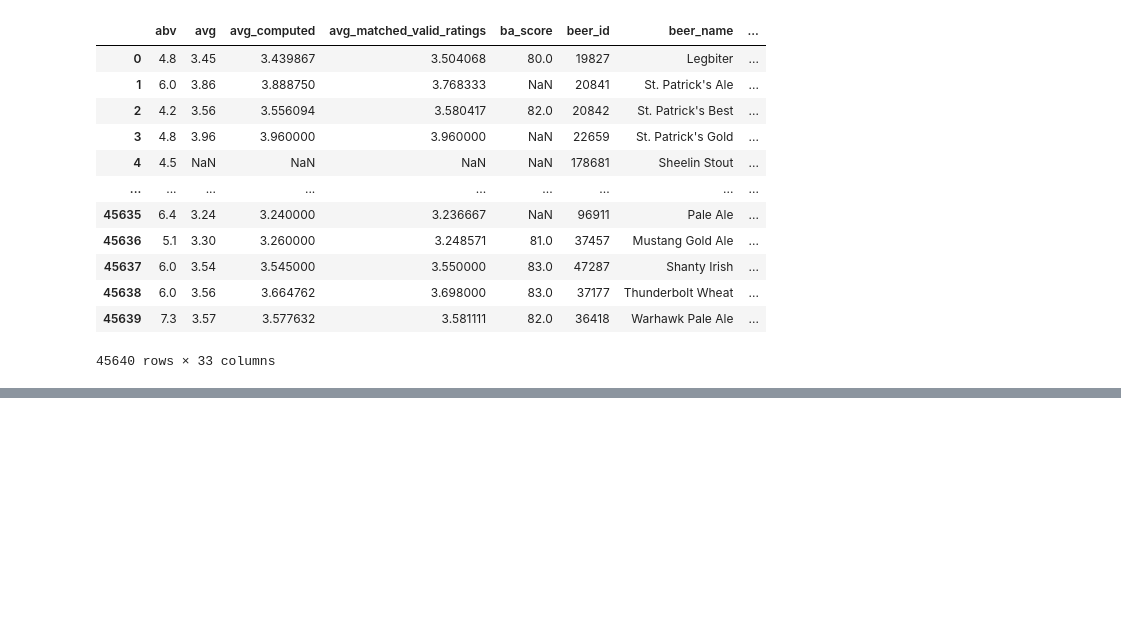
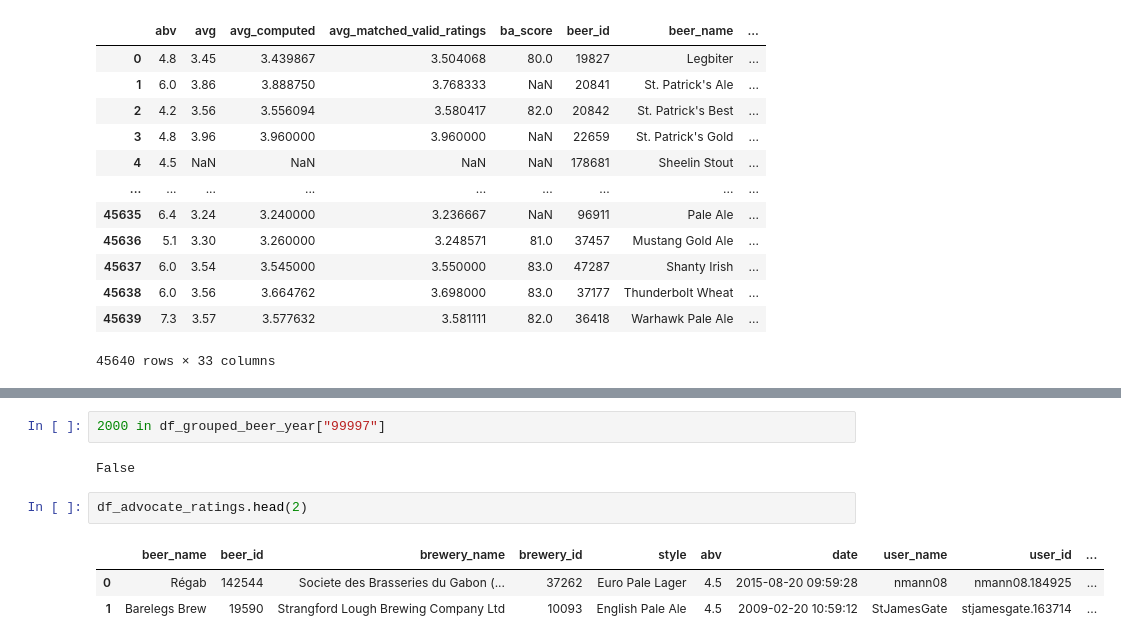
Before and after one commit to epfl-ada/ada-2023-project-remontada, a Jupyter notebook: code/main_alexi.ipynb, the cells around one changed output, grey strips where cells are left out. Saved outputs shown, nothing was run; the diff lists cells and outputs as text; blank space fills up the shorter version.

```diff
--- a/code/main_alexi.ipynb
+++ b/code/main_alexi.ipynb
@@ -275,0 +403,10 @@ df_matched_beer_beers
+# %%
+2000 in df_grouped_beer_year["99997"]
+# %% [output]
+False
+# %%
+df_advocate_ratings.head(2)
+# %% [output]
+|  | beer_name | beer_id | brewery_name | brewery_id | style | abv | date | user_name | user_id | ... |
+| 0 | Régab | 142544 | Societe des Brasseries du Gabon (... | 37262 | Euro Pale Lager | 4.5 | 2015-08-20 09:59:28 | nmann08 | nmann08.184925 | ... |
+| 1 | Barelegs Brew | 19590 | Strangford Lough Brewing Company Ltd | 10093 | English Pale Ale | 4.5 | 2009-02-20 10:59:12 | StJamesGate | stjamesgate.163714 | ... |
```
Also changed, not shown: parts of 22 cells of this notebook, 1 other file.
